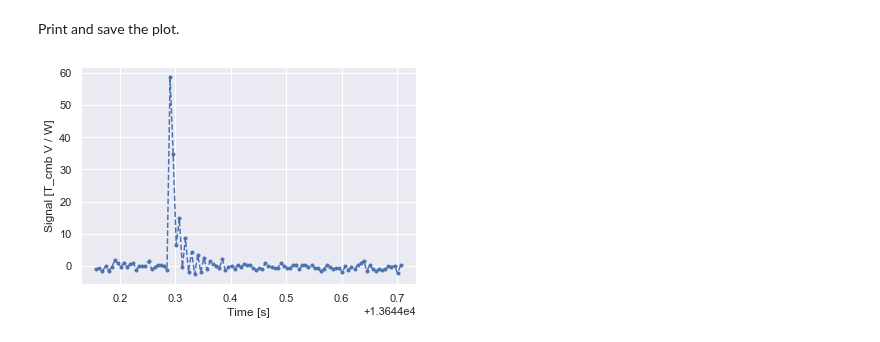
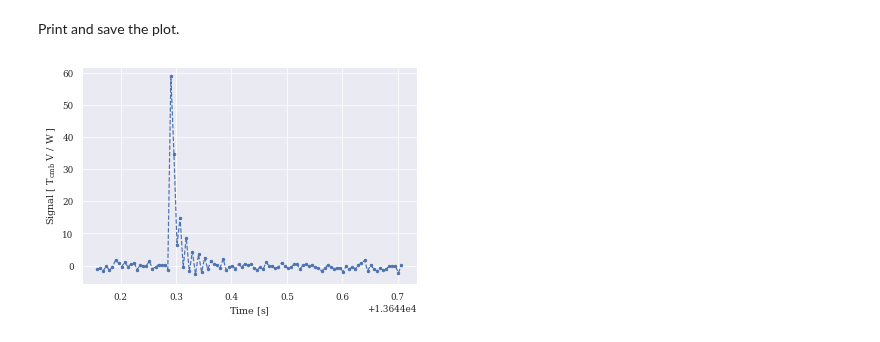
Before and after one commit to Paolo97Gll/bachelor_thesis, a Jupyter notebook: utility/draw_plots.ipynb, the cells around one changed output. Drawn from its saved outputs; the diff is of its cells as text; code cells hidden in the pictures.

```diff
--- a/utility/draw_plots.ipynb
+++ b/utility/draw_plots.ipynb
@@ -16,7 +16,7 @@ import pandas as pd
 import matplotlib.pyplot as plt
 import seaborn as sns
 sns.set()
-#sns.set_context('paper')
+sns.set_context('paper')
 
 # Other
 import os
@@ -39,10 +39,13 @@ Print and save the plot.
 # %%
 with pd.HDFStore('../classification/ris/OUT-classified.h5', mode='r') as data:
     d_target = data[kind + '/' + str(number)]
 
+plt.rcParams["font.family"] = "serif"
+plt.rcParams["mathtext.fontset"] = "dejavuserif"
+
 plt.plot(d_target.index, d_target['data'], marker='.', linestyle='dashed')
-plt.xlabel('Time [s]')
-plt.ylabel('Signal [T_cmb V / W]')
+plt.xlabel(r'Time [$\mathrm{s}$]')
+plt.ylabel(r'Signal [ $\mathrm{T}_\mathrm{cmb}$ V / W ]')
 plt.savefig(kind + '_' + str(number) + '.pdf')
 # %% [output]
-[figure, old version]
+[figure, new version]
```
Also changed, not shown: 1 other file.
